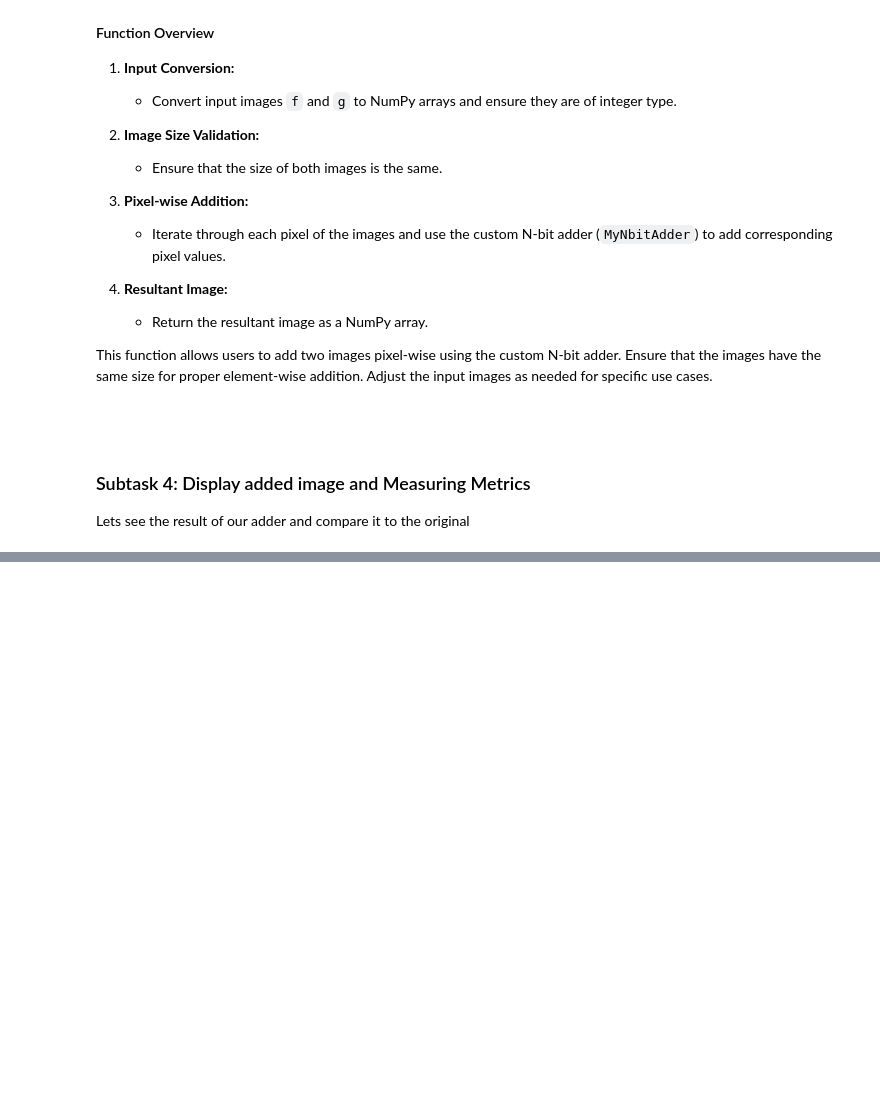
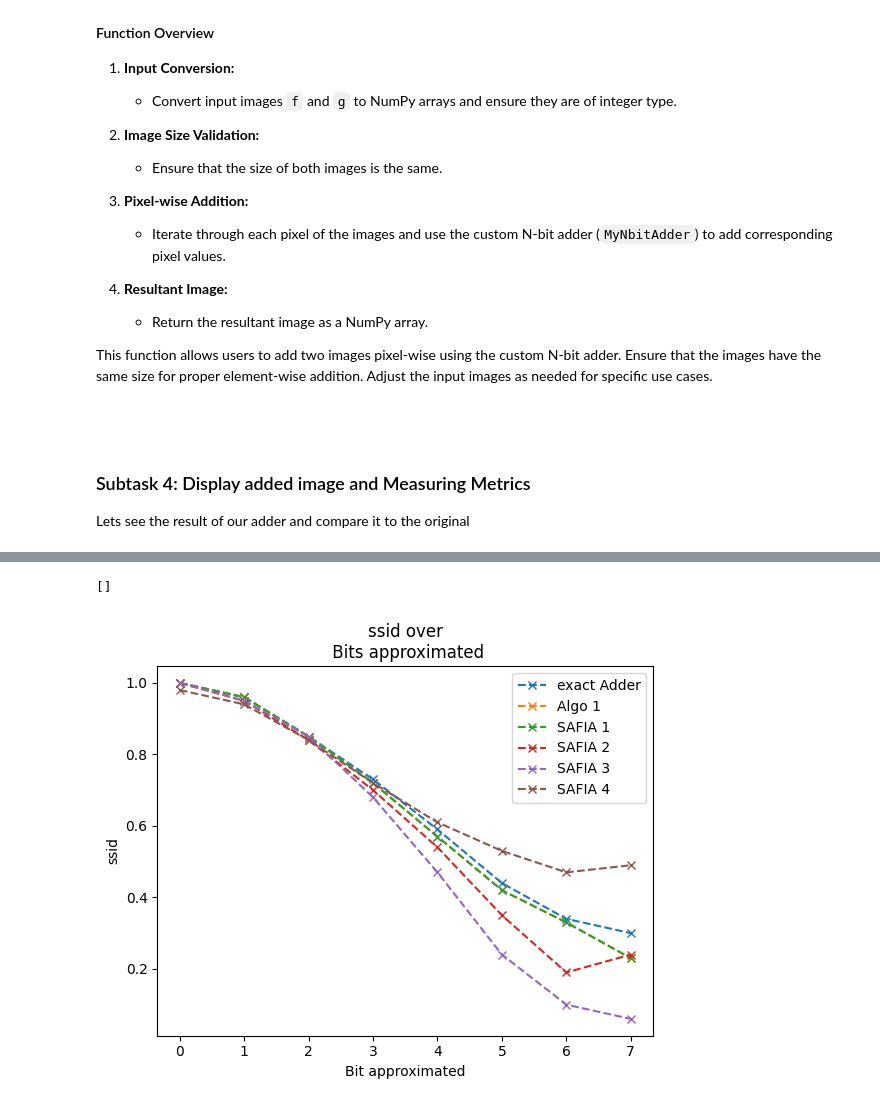
Before and after one commit to fsengi/epcExercise, a Jupyter notebook: ex05/Energy Consumption of einstein exact adder/Energy Consumption of einstein exact adder/Exercise 5.ipynb, the cells around one changed output, grey strips where cells are left out. Cells and saved outputs as stored; diff of their text form; code cells hidden in the pictures; blank space fills up the shorter version.

```diff
--- a/ex05/Energy Consumption of einstein exact adder/Energy Consumption of einstein exact adder/Exercise 5.ipynb
+++ b/ex05/Energy Consumption of einstein exact adder/Energy Consumption of einstein exact adder/Exercise 5.ipynb
@@ -156 +172,7 @@ nameApprox_list.append("SAFIA 4")
+# %%
+# load data from jsonfile
+
+# Load the data from the JSON file into a dictionary
+with open(json_file_path, 'r') as json_file:
+    loaded_dict = json.load(json_file)
 # %%
@@ -335 +392,14 @@ KeyboardInterrupt:
+# %%
+# plot ssid over approximation of different amount of Bits and algorithms
+for indexalgo, algo in enumerate(algo_list):
+    plt.plot(loaded_dict[algo]["ssi"],"x--",  label=algo)
+    plt.title(f"ssid over\n Bits approximated")
+    plt.xlabel("Bit approximated")
+    plt.ylabel("ssid")
+
+plt.legend()
+plt.plot()
+# %% [output]
+[]
+[figure, added]
 # %%
```
Also changed, not shown: parts of 8 cells of this notebook, 1 other file.
